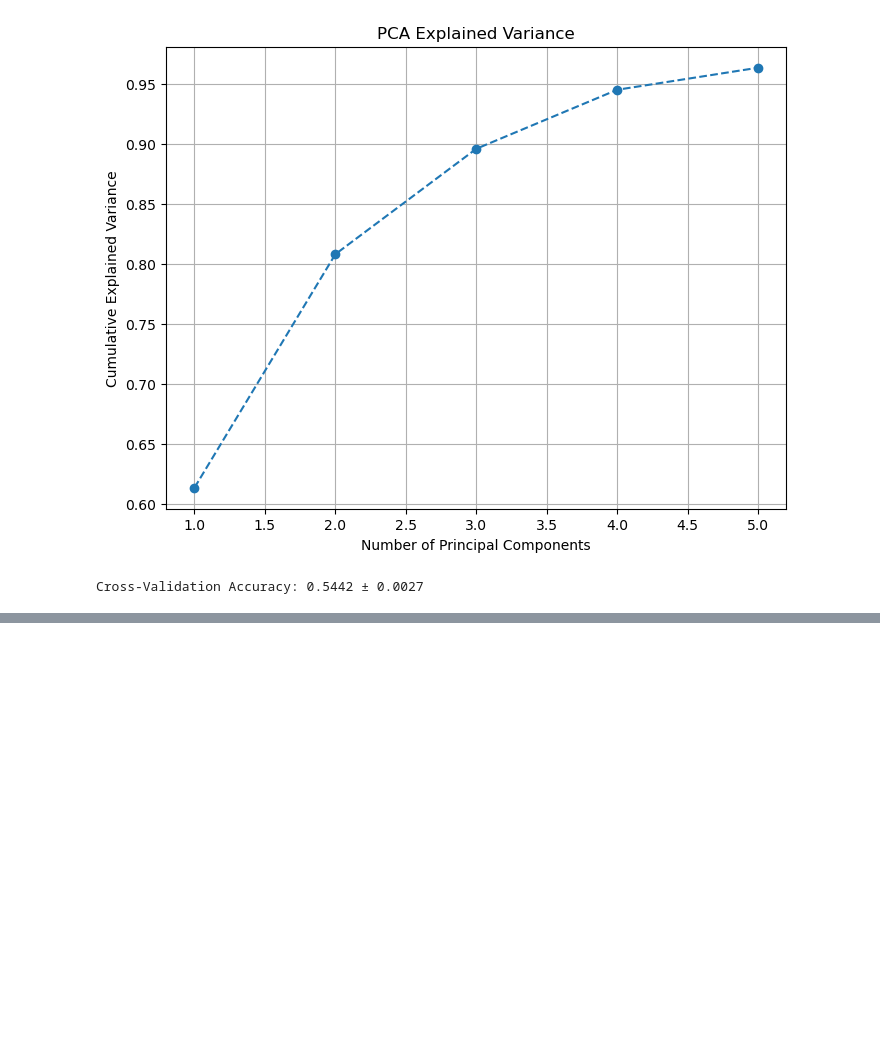
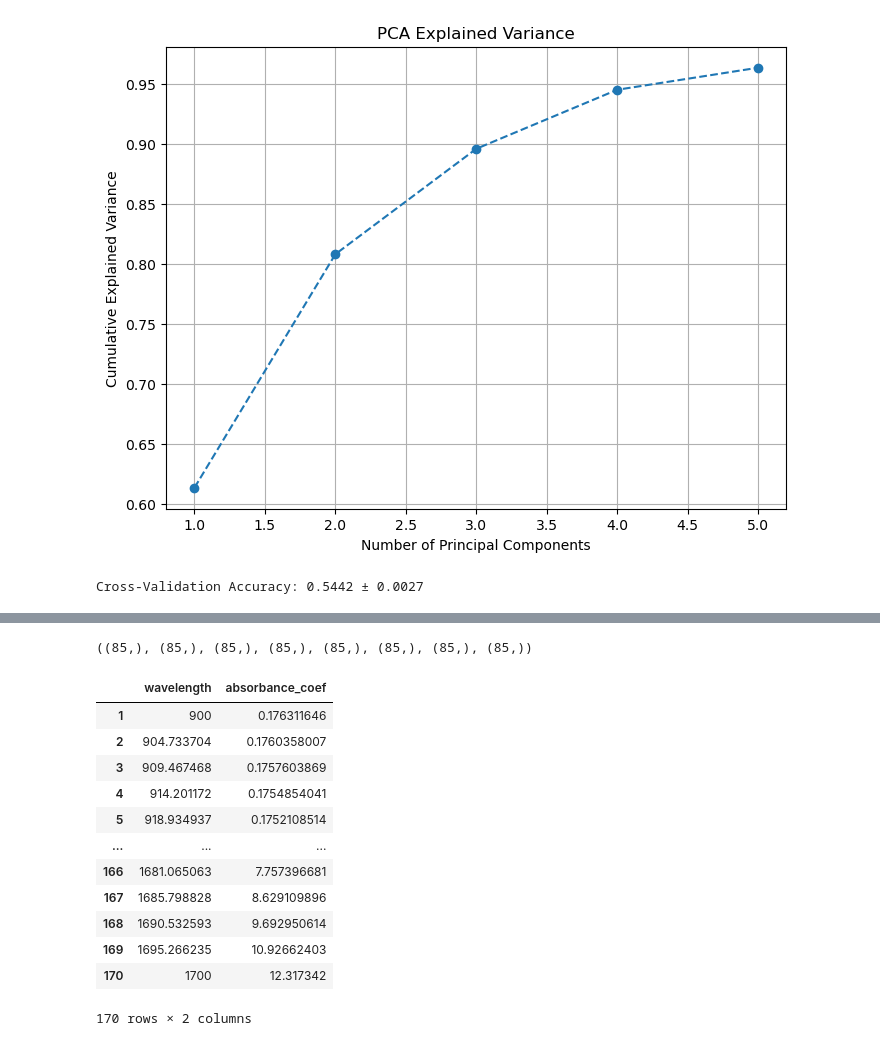
Before and after one commit to temgrom/DS-project, a Jupyter notebook: notebooks/EDA.ipynb, the cells around one changed output, grey strips where cells are left out. Saved outputs shown, nothing was run; the diff lists cells and outputs as text; code cells hidden in the pictures; blank space fills up the shorter version.

```diff
--- a/notebooks/EDA.ipynb
+++ b/notebooks/EDA.ipynb
@@ -511,3 +515,8 @@ scores = cross_val_score(model, X_boruta_pca, targets.iloc[:, 0], cv=5, scoring=
 print(f"Cross-Validation Accuracy: {scores.mean():.4f} ± {scores.std():.4f}")
 # %% [output]
 Cross-Validation Accuracy: 0.5442 ± 0.0027
+# %%
+cholesterol_signature_df = pd.read_csv(cholesterol_signature)
+hemoglobin_signature_df = pd.read_csv(hemoglobin_signature)
+glucose_signature_df = pd.read_csv(glucose_signature)
+skin_fat_blood_signature_df = pd.read_csv(skin_fat_blood_signature)
@@ -513,0 +585,13 @@ Cross-Validation Accuracy: 0.5442 ± 0.0027
+# %%
+cholesterol_signature_df.rename({'Cholesterol' : 'wavelength', 'Unnamed: 1':'absorbance_coef'},axis=1, inplace=True)
+hemoglobin_signature_df.rename({'deox_hb' : 'wavelength', 'Unnamed: 1' :'deoxy_absorbance_coef'},axis=1, inplace=True)
+hemoglobin_signature_df.rename({'oxy_hb' : 'wavelength', 'Unnamed: 4' :'oxy_absorbance_coef'},axis=1, inplace=True)
+glucose_signature_df.rename({'Glucose' : 'wavelength', 'Unnamed: 1':'absorbance_coef'},axis=1, inplace=True)
+skin_fat_blood_signature_df.rename({'Skin' : 'skin_wavelength', 'Unnamed: 1':'skin_absorbance_coef'},axis=1, inplace=True)
+skin_fat_blood_signature_df.rename({'Fat' : 'fat_wavelength', 'Unnamed: 4':'fat_absorbance_coef'},axis=1, inplace=True)
+skin_fat_blood_signature_df.rename({'Deoxy' : 'deoxy_wavelength', 'Unnamed: 7':'deoxy_absorbance_coef'},axis=1, inplace=True)
+# %%
+cholesterol_signature_df.drop(cholesterol_signature_df.index[0], inplace=True)
+hemoglobin_signature_df.drop(hemoglobin_signature_df.index[0], inplace=True)
+glucose_signature_df.drop(glucose_signature_df.index[0],inplace=True)
+skin_fat_blood_signature_df.drop(skin_fat_blood_signature_df.index[0], inplace=True)
@@ -513,0 +606,20 @@ Cross-Validation Accuracy: 0.5442 ± 0.0027
+# %%
+cholesterol_sig.shape, deoxy_hemoglobin_sig.shape, oxy_hemoglobin_sig.shape, glucose_sig.shape, skin_sig.shape, skin_sig.shape, fat_sig.shape, deoxy_sig.shape
+# %% [output]
+((85,), (85,), (85,), (85,), (85,), (85,), (85,), (85,))
+# %%
+cholesterol_signature_df
+# %% [output]
+|  | wavelength | absorbance_coef |
+| 1 | 900 | 0.176311646 |
+| 2 | 904.733704 | 0.1760358007 |
+| 3 | 909.467468 | 0.1757603869 |
+| 4 | 914.201172 | 0.1754854041 |
+| 5 | 918.934937 | 0.1752108514 |
+| ... | ... | ... |
+| 166 | 1681.065063 | 7.757396681 |
+| 167 | 1685.798828 | 8.629109896 |
+| 168 | 1690.532593 | 9.692950614 |
+| 169 | 1695.266235 | 10.92662403 |
+| 170 | 1700 | 12.317342 |
+170 rows × 2 columns
```
Also changed, not shown: parts of 16 cells of this notebook.
